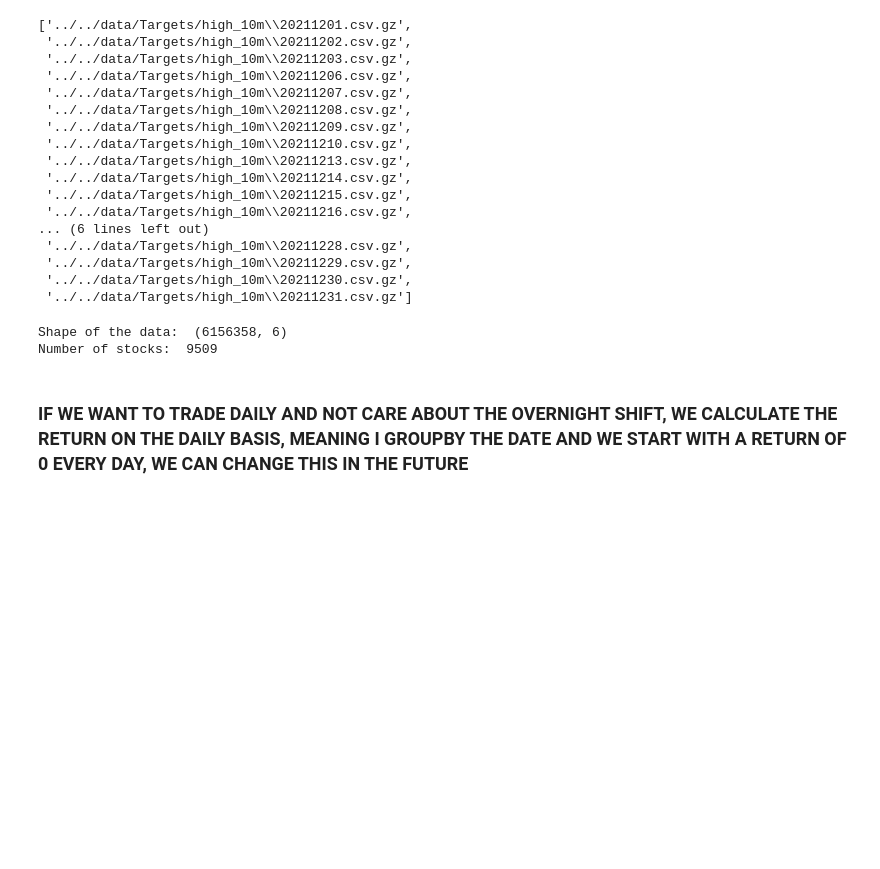
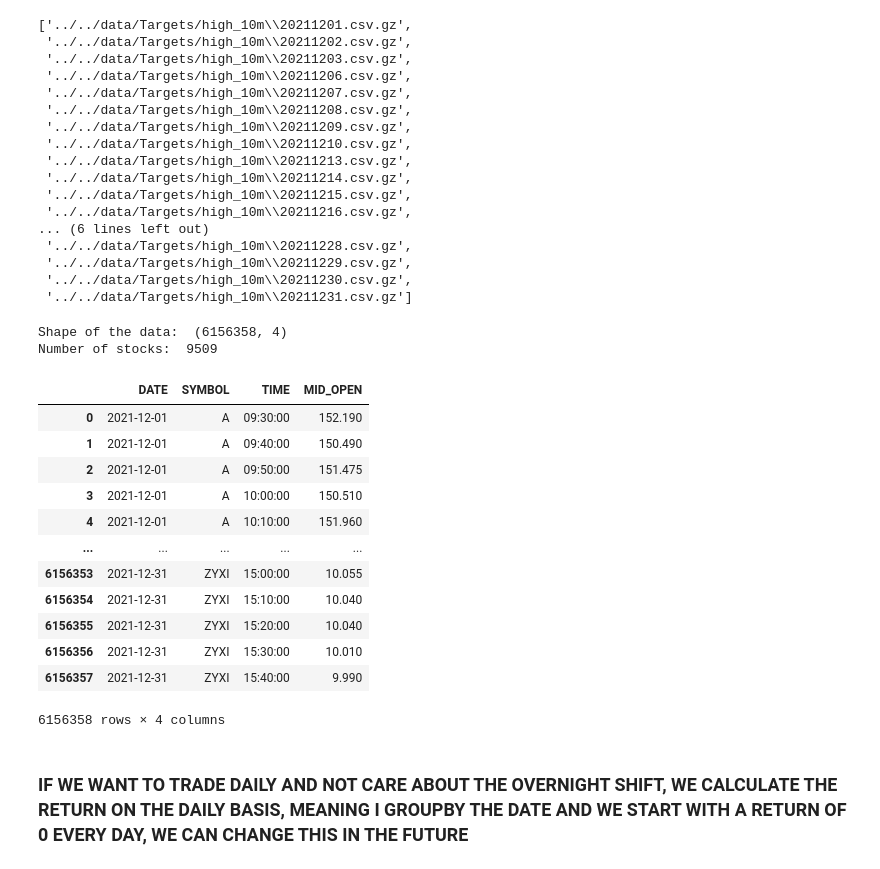
Before and after one commit to PipsCods/High-Frequency-Trading-with-Deep-Learning, a Jupyter notebook: src/notebooks/data_loading.ipynb, the cells around one changed output. Drawn from its saved outputs; the diff is of its cells as text; code cells hidden in the pictures; blank space fills up the shorter version.

```diff
--- a/src/notebooks/data_loading.ipynb
+++ b/src/notebooks/data_loading.ipynb
@@ -35,11 +41,27 @@ for fn in tqdm(files, desc= "Reading files"):
 
 df = pd.concat(days, ignore_index= True)
 # %%
+df = df.drop(columns= ["ALL_EX", "SUM_DELTA"]) #not needed
 print("Shape of the data: ", df.shape)
 print("Number of stocks: ", df["SYMBOL"].nunique())
+df.sort_values(["SYMBOL", "DATE", "TIME"])
+df
 # %% [output]
-Shape of the data:  (6156358, 6)
+Shape of the data:  (6156358, 4)
 Number of stocks:  9509
+|  | DATE | SYMBOL | TIME | MID_OPEN |
+| 0 | 2021-12-01 | A | 09:30:00 | 152.190 |
+| 1 | 2021-12-01 | A | 09:40:00 | 150.490 |
+| 2 | 2021-12-01 | A | 09:50:00 | 151.475 |
+| 3 | 2021-12-01 | A | 10:00:00 | 150.510 |
+| 4 | 2021-12-01 | A | 10:10:00 | 151.960 |
+| ... | ... | ... | ... | ... |
+| 6156353 | 2021-12-31 | ZYXI | 15:00:00 | 10.055 |
+| 6156354 | 2021-12-31 | ZYXI | 15:10:00 | 10.040 |
+| 6156355 | 2021-12-31 | ZYXI | 15:20:00 | 10.040 |
+| 6156356 | 2021-12-31 | ZYXI | 15:30:00 | 10.010 |
+| 6156357 | 2021-12-31 | ZYXI | 15:40:00 | 9.990 |
+6156358 rows × 4 columns
 # %% [markdown]
 ### IF WE WANT TO TRADE DAILY AND NOT CARE ABOUT THE OVERNIGHT SHIFT, WE CALCULATE THE RETURN ON THE DAILY BASIS, MEANING I GROUPBY THE DATE AND WE START WITH A RETURN OF 0 EVERY DAY, WE CAN CHANGE THIS IN THE FUTURE
 # %%
```
Also changed, not shown: parts of 10 cells of this notebook.
